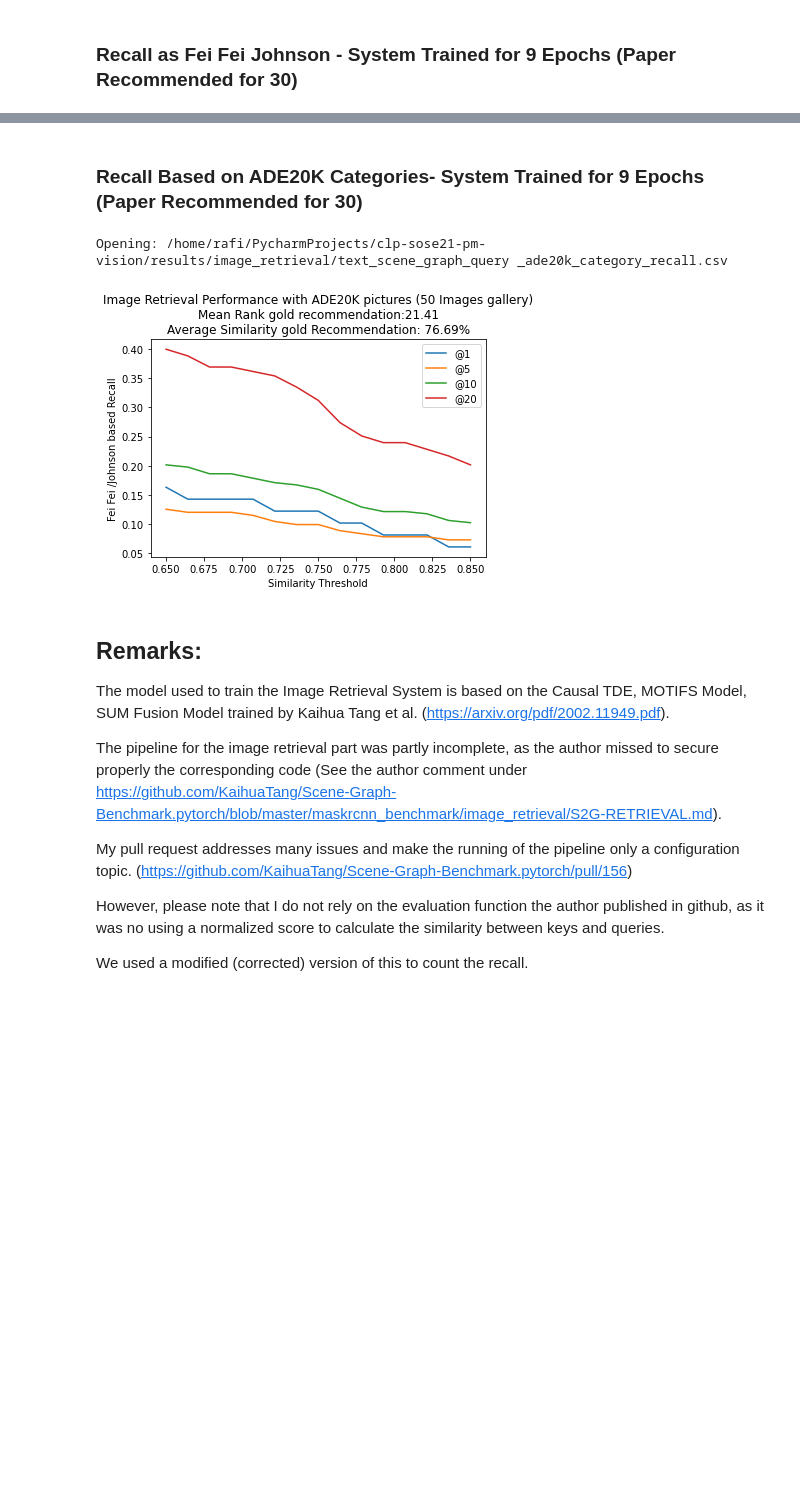
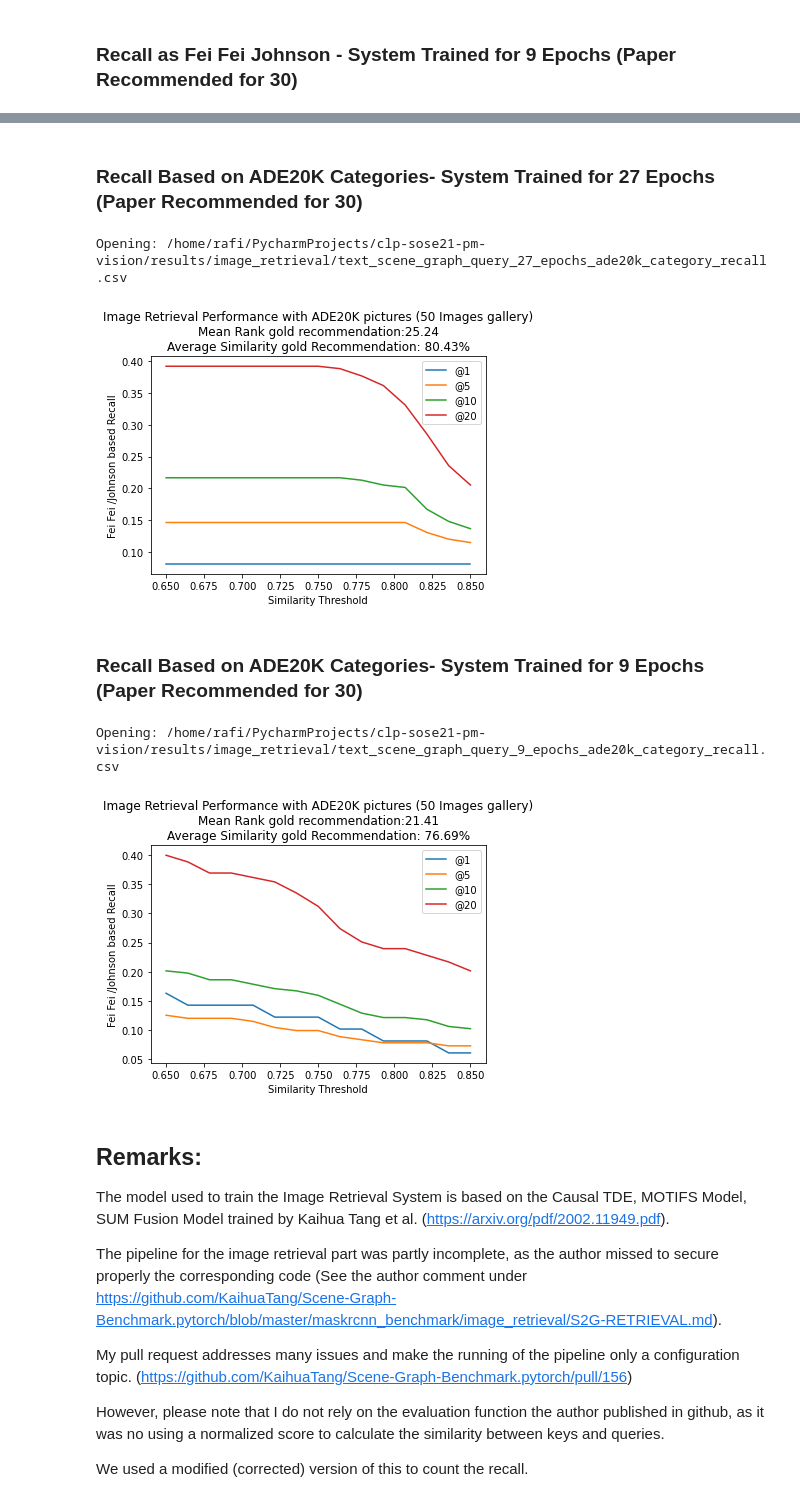
Before and after one commit to rafiberlin/WS21_IM_map_world_image_retrieval, a Jupyter notebook: avatar_sgg/notebooks/plot_metrics.ipynb, the cells around one changed output, grey strips where cells are left out. Drawn from its saved outputs; the diff is of its cells as text; code cells hidden in the pictures; blank space fills up the shorter version.

```diff
--- a/avatar_sgg/notebooks/plot_metrics.ipynb
+++ b/avatar_sgg/notebooks/plot_metrics.ipynb
@@ -241,13 +251,23 @@ Opening: /home/rafi/PycharmProjects/clp-sose21-pm-vision/results/image_retrieval
 [figure]
+# %% [markdown]
+### Recall Based on ADE20K Categories- System Trained for 27 Epochs (Paper Recommended for 30)
+# %%
+text_scene_graph_query = "text_scene_graph_query_27_epochs"
+file_name = eval_name(text_scene_graph_query, ade20k_category_recall)
+df = read_frame(file_name)
+plot_recall(df, y_label=feifei_recall_label, recall_list= [1, 5 , 10, 20])
+# %% [output]
+Opening: /home/rafi/PycharmProjects/clp-sose21-pm-vision/results/image_retrieval/text_scene_graph_query_27_epochs_ade20k_category_recall.csv
+[figure, added]
 # %% [markdown]
 ### Recall Based on ADE20K Categories- System Trained for 9 Epochs (Paper Recommended for 30)
 # %%
-text_scene_graph_query = "text_scene_graph_query "
+text_scene_graph_query = "text_scene_graph_query_9_epochs"
 file_name = eval_name(text_scene_graph_query, ade20k_category_recall)
 df = read_frame(file_name)
 plot_recall(df, y_label=feifei_recall_label, recall_list= [1, 5 , 10, 20])
 # %% [output]
-Opening: /home/rafi/PycharmProjects/clp-sose21-pm-vision/results/image_retrieval/text_scene_graph_query _ade20k_category_recall.csv
+Opening: /home/rafi/PycharmProjects/clp-sose21-pm-vision/results/image_retrieval/text_scene_graph_query_9_epochs_ade20k_category_recall.csv
 [figure]
 # %% [markdown]
 ## Remarks:
```
Also changed, not shown: parts of 3 cells of this notebook, 8 other files.
